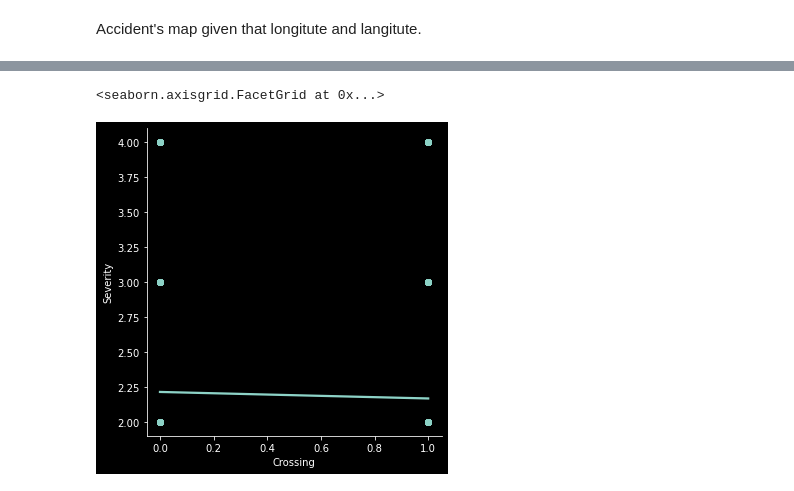
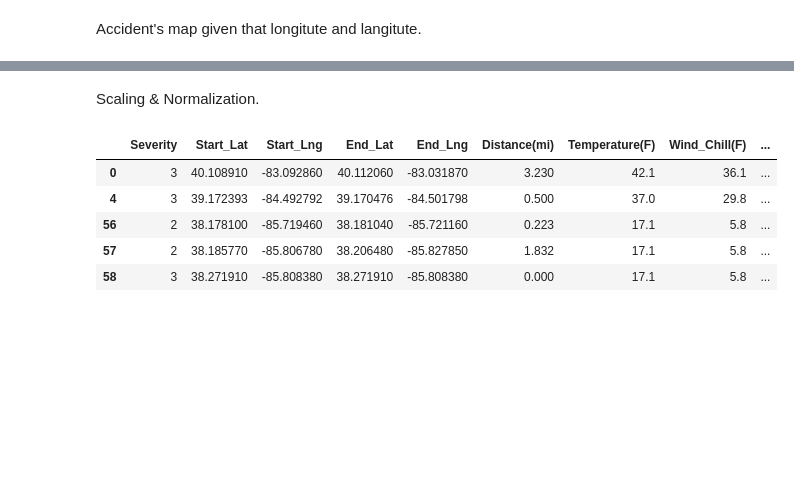
Before and after one commit to aboublini/Data-Analytics-US-Accidents, a Jupyter notebook: Ergasia_analytikis.ipynb, the cells around one changed output, grey strips where cells are left out. Drawn from its saved outputs; the diff is of its cells as text; code cells hidden in the pictures; blank space fills up the shorter version.

Commit message:
Scaling DONE
STEP 1 (Cleansing, Visualization, Scaling) DOOOOONE

```diff
--- a/Ergasia_analytikis.ipynb
+++ b/Ergasia_analytikis.ipynb
@@ -238,6 +239,14 @@ subset = data.iloc[0:500000,:]
-# %%
-#sns.pairplot(data=subset[['Severity', 'Crossing', 'Precipitation(in)', 'Distance(mi)', 'Stop']], hue="Severity")
-sns.lmplot(x="Crossing", y="Severity", data=subset, )
-# %% [output]
-<seaborn.axisgrid.FacetGrid at 0x...>
-[figure, removed]
+# %% [markdown]
+Scaling & Normalization.
+# %%
+# Counting the numerical colmns in the dataset
+numeric = ['int16','int32','int64','float16','float32','float64']
+numeric_columns = data.select_dtypes(include=numeric)
+numeric_columns.head()
+# %% [output]
+|  | Severity | Start_Lat | Start_Lng | End_Lat | End_Lng | Distance(mi) | Temperature(F) | Wind_Chill(F) | ... |
+| 0 | 3 | 40.108910 | -83.092860 | 40.112060 | -83.031870 | 3.230 | 42.1 | 36.1 | ... |
+| 4 | 3 | 39.172393 | -84.492792 | 39.170476 | -84.501798 | 0.500 | 37.0 | 29.8 | ... |
+| 56 | 2 | 38.178100 | -85.719460 | 38.181040 | -85.721160 | 0.223 | 17.1 | 5.8 | ... |
+| 57 | 2 | 38.185770 | -85.806780 | 38.206480 | -85.827850 | 1.832 | 17.1 | 5.8 | ... |
+| 58 | 3 | 38.271910 | -85.808380 | 38.271910 | -85.808380 | 0.000 | 17.1 | 5.8 | ... |
```
Also changed, not shown: parts of 11 cells of this notebook.
